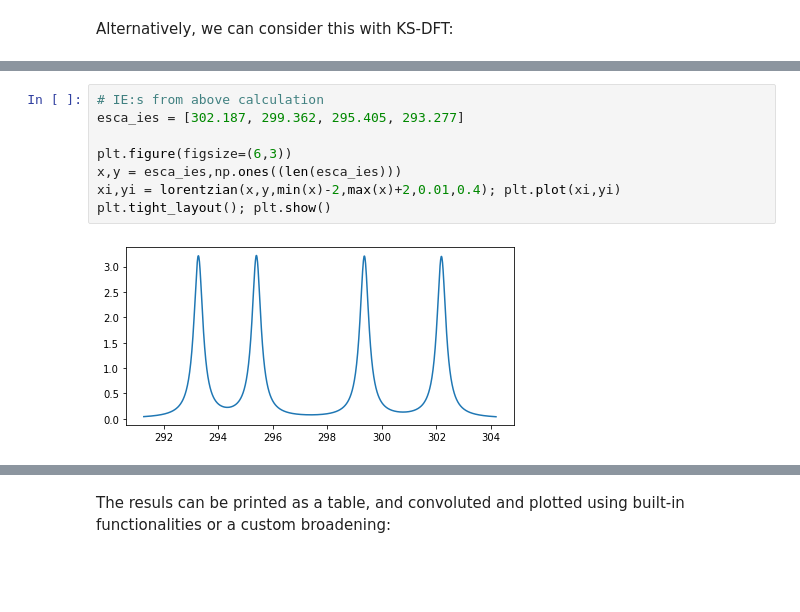
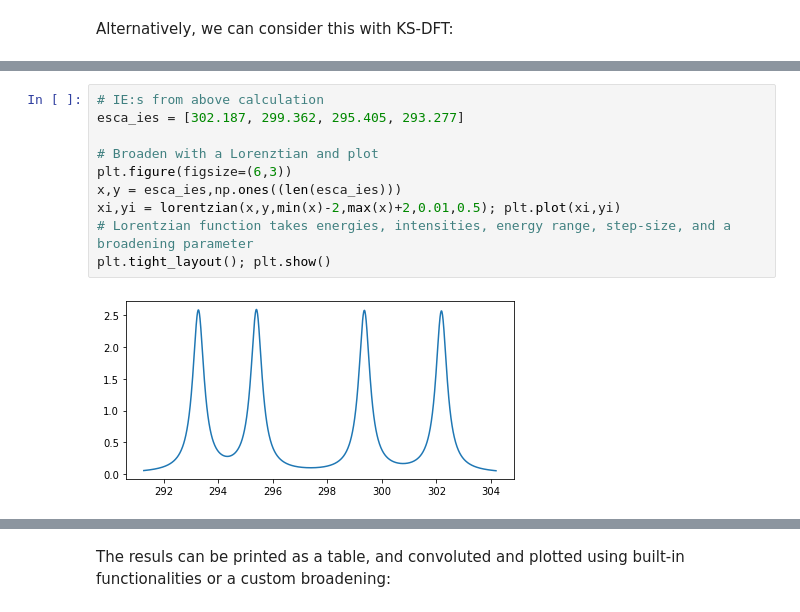
Before and after one commit to kthpanor/echem, a Jupyter notebook: docs/xray_calc.ipynb, the cells around one changed output, grey strips where cells are left out. Saved outputs shown, nothing was run; the diff lists cells and outputs as text; blank space fills up the shorter version.

```diff
--- a/docs/xray_calc.ipynb
+++ b/docs/xray_calc.ipynb
@@ -274,11 +266,13 @@ for n in [5,6,7,8]:
 # %%
 # IE:s from above calculation
 esca_ies = [302.187, 299.362, 295.405, 293.277]
 
+# Broaden with a Lorenztian and plot
 plt.figure(figsize=(6,3))
 x,y = esca_ies,np.ones((len(esca_ies)))
-xi,yi = lorentzian(x,y,min(x)-2,max(x)+2,0.01,0.4); plt.plot(xi,yi)
+xi,yi = lorentzian(x,y,min(x)-2,max(x)+2,0.01,0.5); plt.plot(xi,yi)
+# Lorentzian function takes energies, intensities, energy range, step-size, and a broadening parameter
 plt.tight_layout(); plt.show()
 # %% [output]
-[figure, old version]
+[figure, new version]
 # %% [markdown]
```
Also changed, not shown: parts of 23 cells of this notebook, 5 other files.
